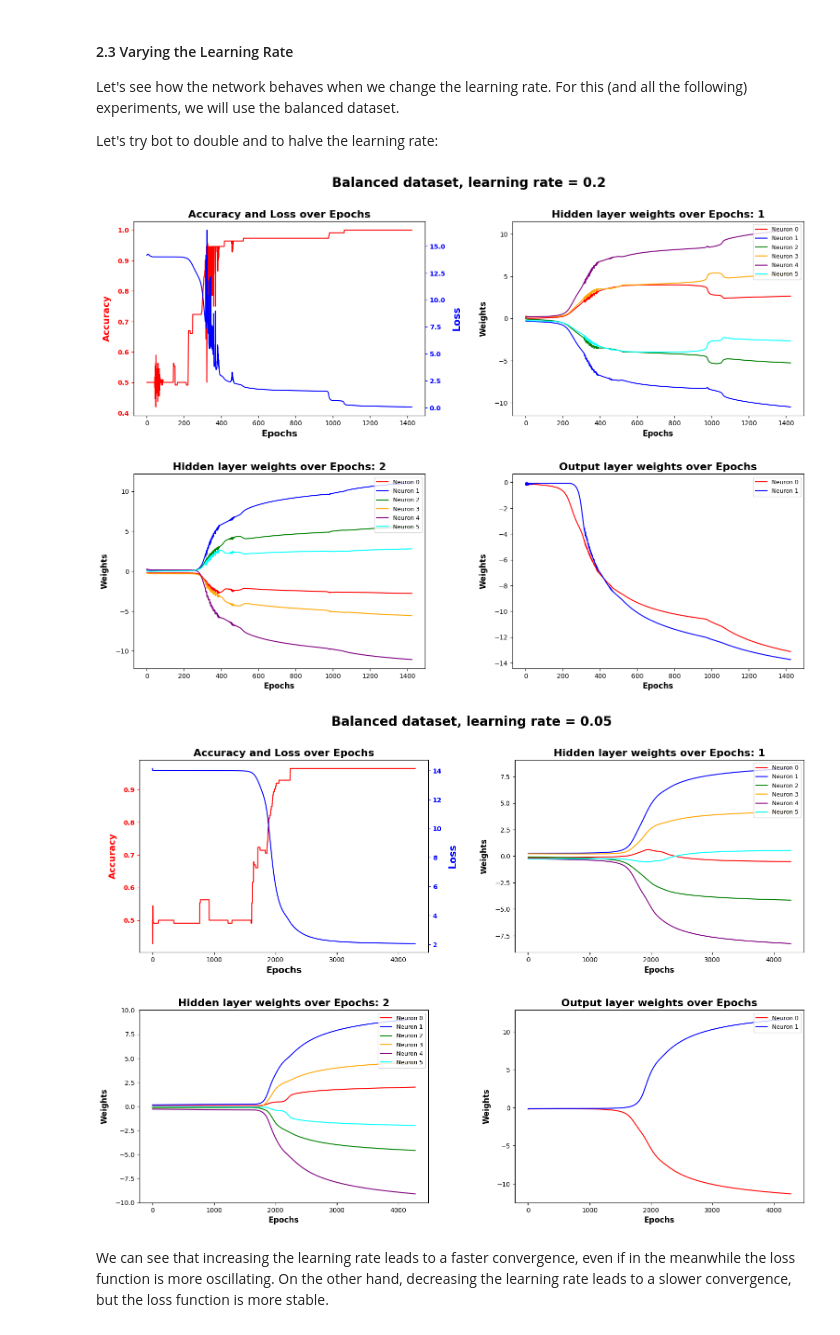
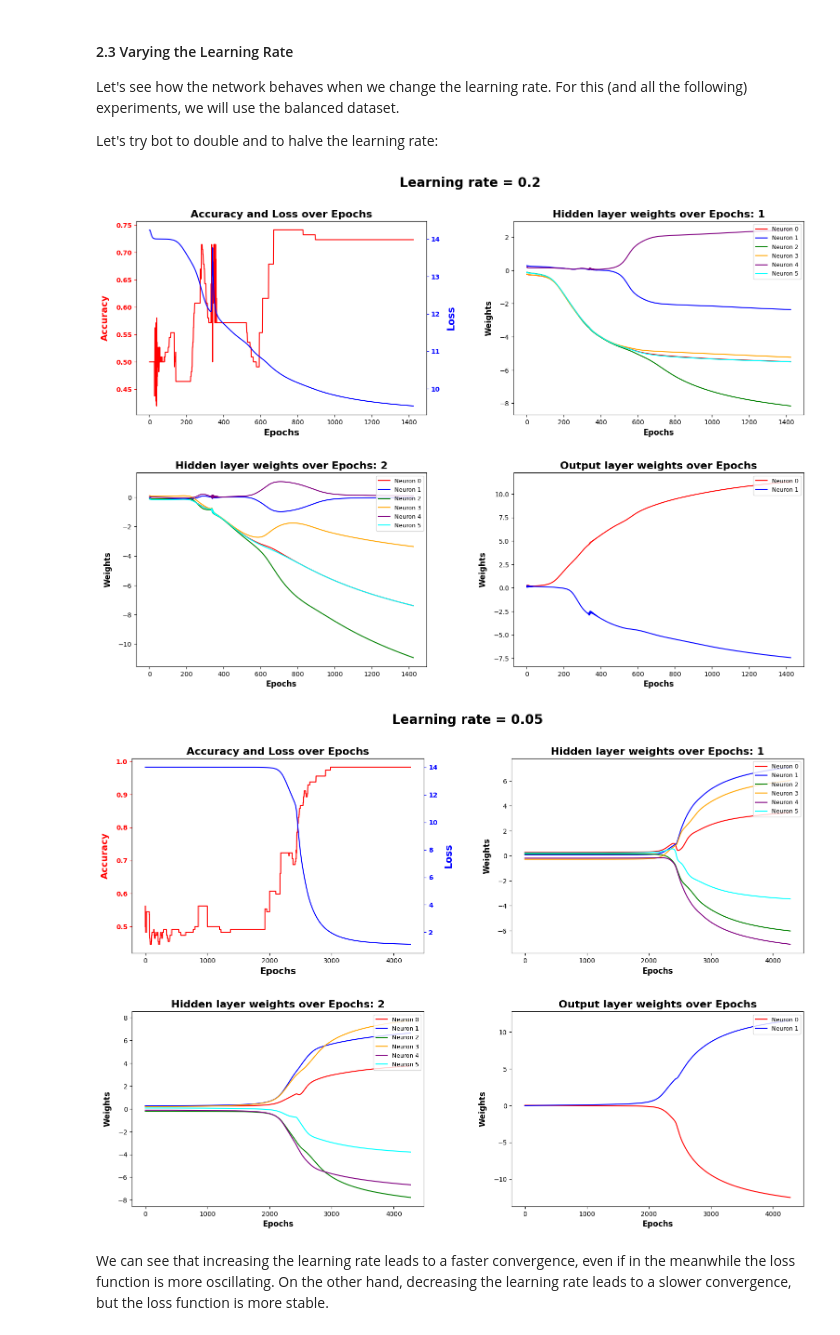
Before and after one commit to IsacPasianotto/dlhw, a Jupyter notebook: Assignment-00/Solution.ipynb, the cells around one changed output. Saved outputs shown, nothing was run; the diff lists cells and outputs as text; code cells hidden in the pictures.

```diff
--- a/Assignment-00/Solution.ipynb
+++ b/Assignment-00/Solution.ipynb
@@ -134,7 +141,7 @@ class paper_net(torch.nn.Module):
         :return: the output tensor.
         """
         x = self.act_fun(self.hidden(x))
-        x = self.act_fun(self.output(x))
+        x = torch.sigmoid_(self.output(x))
         return x
 # %%
 def loss_fn(y_pred: Tensor, y_true: Tensor) -> Tensor:
@@ -158,6 +165,7 @@ def train_net(net: torch.nn.Module,
               losses: Tensor,
               loss_function = loss_fn,
               n_epochs: int = N_HEPOCHS,
+              optimizer_obj: torch.optim.Optimizer = torch.optim.SGD,
               lr: float = 0.1,
               dtype: torch.dtype = STD_DTYPE,
               debug: bool = False,
@@ -173,12 +181,13 @@ def train_net(net: torch.nn.Module,
     :param losses: the tensor to store the losses.
     :param loss_function: the loss function considered. Default is the custom: loss_fn
     :param n_epochs: the number of epochs. Default is 1425.
+    :param optimizer_obj: the optimizer to use. Should be a torch.optim.Optimizer object. Default is torch.optim.SGD.
     :param lr: the learning rate. Default is 0.1.
     :param dtype: the data type of the tensors. Default is torch.float32.
     :param debug: if True, print information about how the train is going .Default is False.
     :param verbose: if True, the debug print statement will be done at each iteration. Default = False
     """
-    optimizer = torch.optim.SGD(net.parameters(), lr=lr)
+    optimizer: torch.optim.Optimizer = optimizer_obj(net.parameters(), lr=lr)
     net.train()
     debug_counter = 0
 
@@ -228,7 +237,7 @@ def train_net(net: torch.nn.Module,
 
 Before continuing with the experiment, I will define a function to plot the results of the training. This will be handy to compare the results of different variations of the network.
 # %%
-def plot_all(h_lay: Tensor, o_lay: Tensor, acc: Tensor, loss: Tensor, title: str) -> None:
+def plot_all(h_lay: Tensor, o_lay: Tensor, acc: Tensor, loss: Tensor, title: str, savetitle: str = None) -> None:
     """
     Make a 2x2 plot with the hidden layer weights, the output layer weights, the accuracy and the loss.
     :param h_lay: Tensor containing the hidden layer weights at each epoch.
@@ -236,6 +245,7 @@ def plot_all(h_lay: Tensor, o_lay: Tensor, acc: Tensor, loss: Tensor, title: str
     :param acc: Tensor containing the accuracy at each epoch.
     :param loss: Tensor containing the loss at each epoch.
     :param title: String containing the title of the image generated
+    :param savetitle: String containing the name the plot shoudl saved as. If None (default) the plot is not saved
     :return:
     """
 
@@ -288,6 +298,12 @@ def plot_all(h_lay: Tensor, o_lay: Tensor, acc: Tensor, loss: Tensor, title: str
 
     fig.suptitle(title, fontsize=20, fontweight='bold')
     plt.subplots_adjust(left=0.1, right=0.9, bottom=0.1, top=0.9, wspace=0.3, hspace=0.3)
+
+    # save the result
+    if savetitle is not None:
+        filename = IMG_DIR + '/' +  savetitle
+        plt.savefig(filename)
+
     plt.show()
 # %% [markdown]
 ## 2 Perform the experiment
@@ -325,0 +342,12 @@ plot_all(h_lay_01, o_lay_01, acc_01, loss_01, "Balanced dataset")
+# %%
+# Let's train a little more because it seems that it begin to converge to 1 at about 1200 epochs
+model_01_bis = paper_net()
+custom_n_epochs: int = N_HEPOCHS*3
+
+h_lay_01_bis: Tensor = torch.zeros(custom_n_epochs, N_HIDDEN, N_DIGITS, dtype=STD_DTYPE)
+o_lay_01_bis: Tensor = torch.zeros(custom_n_epochs, 1, N_HIDDEN, dtype=STD_DTYPE)
+acc_01_bis: Tensor = torch.zeros(custom_n_epochs, dtype=STD_DTYPE)
+loss_01_bis: Tensor = torch.zeros(custom_n_epochs, dtype=STD_DTYPE)
+
+train_net(model_01_bis, train_balanced_tdl, h_lay_01_bis, o_lay_01_bis, acc_01_bis, loss_01_bis, n_epochs=custom_n_epochs)
+plot_all(h_lay_01_bis, o_lay_01_bis, acc_01_bis, loss_01_bis, "Balanced dataset", "plt-01-bis.png")
@@ -340,22 +370,22 @@ loss_02: Tensor = torch.zeros(N_HEPOCHS, dtype=STD_DTYPE)
 
 custom_lr = 0.2
 train_net(model_02, train_balanced_tdl, h_lay_02, o_lay_02, acc_02, loss_02, lr=custom_lr)
-plot_all(h_lay_02, o_lay_02, acc_02, loss_02, f"Balanced dataset, learning rate = {custom_lr}")
+plot_all(h_lay_02, o_lay_02, acc_02, loss_02, f"Learning rate = {custom_lr}", "plt-02.png")
 # %% [output]
-[figure, old version]
+[figure, new version]
 # %%
-model_02 = paper_net()
+model_02_bis = paper_net()
 custom_n_epochs: int = N_HEPOCHS*3
-h_lay_02: Tensor = torch.zeros(custom_n_epochs, N_HIDDEN, N_DIGITS, dtype=STD_DTYPE)
-o_lay_02: Tensor = torch.zeros(custom_n_epochs, 1, N_HIDDEN, dtype=STD_DTYPE)
-acc_02: Tensor = torch.zeros(custom_n_epochs, dtype=STD_DTYPE)
-loss_02: Tensor = torch.zeros(custom_n_epochs, dtype=STD_DTYPE)
+h_lay_02_bis: Tensor = torch.zeros(custom_n_epochs, N_HIDDEN, N_DIGITS, dtype=STD_DTYPE)
+o_lay_02_bis: Tensor = torch.zeros(custom_n_epochs, 1, N_HIDDEN, dtype=STD_DTYPE)
+acc_02_bis: Tensor = torch.zeros(custom_n_epochs, dtype=STD_DTYPE)
+loss_02_bis: Tensor = torch.zeros(custom_n_epochs, dtype=STD_DTYPE)
 
 custom_lr = 0.05
-train_net(model_02, train_balanced_tdl, h_lay_02, o_lay_02, acc_02, loss_02, lr=custom_lr, n_epochs=custom_n_epochs)
-plot_all(h_lay_02, o_lay_02, acc_02, loss_02, f"Balanced dataset, learning rate = {custom_lr}")
+train_net(model_02_bis, train_balanced_tdl, h_lay_02_bis, o_lay_02_bis, acc_02_bis, loss_02_bis, lr=custom_lr, n_epochs=custom_n_epochs)
+plot_all(h_lay_02_bis, o_lay_02_bis, acc_02_bis, loss_02_bis, f"Learning rate = {custom_lr}", "plt-02-bis.png")
 # %% [output]
-[figure, old version]
+[figure, new version]
 # %% [markdown]
 We can see that increasing the learning rate leads to a faster convergence, even if in the meanwhile the loss function is more oscillating. On the other hand, decreasing the learning rate leads to a slower convergence, but the loss function is more stable.
 # %% [markdown]
```
Also changed, not shown: parts of 12 cells of this notebook, 9 other files.
